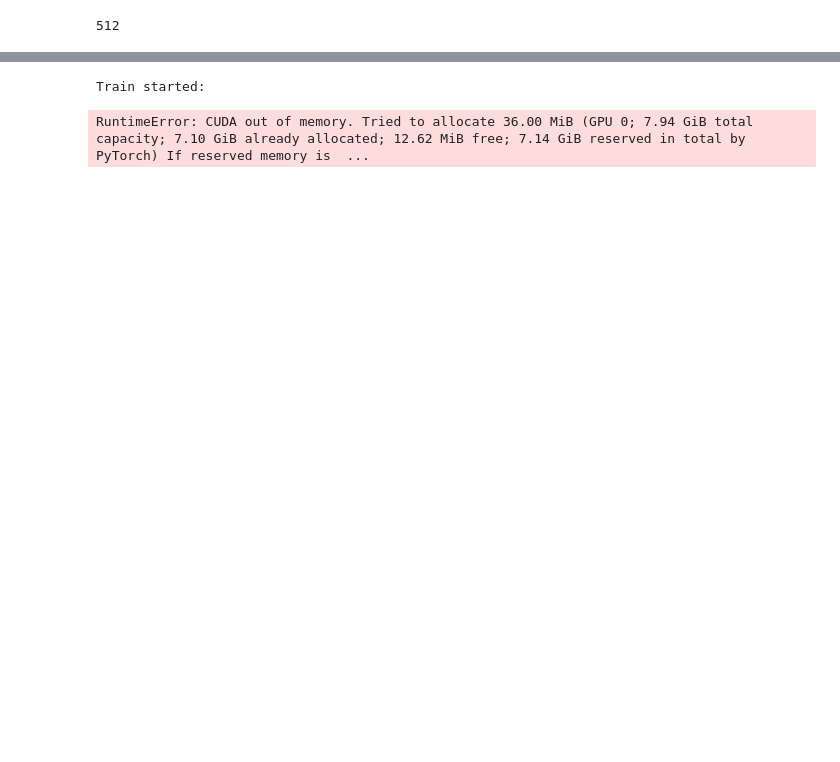
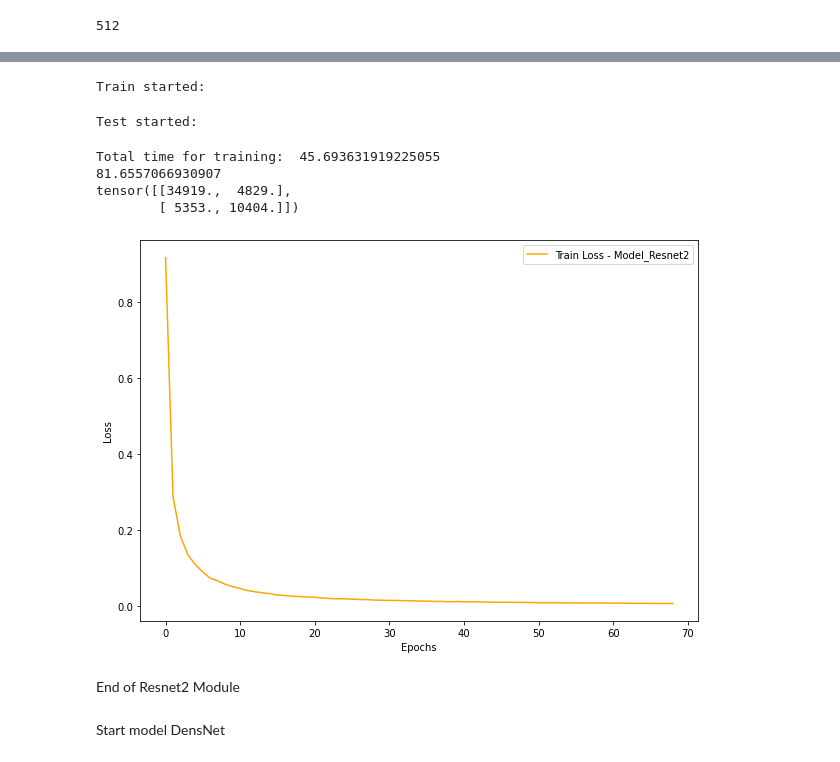
Before and after one commit to zivmo99/DeepLearningProjectNew, a Jupyter notebook: new_pro.ipynb, the cells around one changed output, grey strips where cells are left out. Drawn from its saved outputs; the diff is of its cells as text; code cells hidden in the pictures; blank space fills up the shorter version.

```diff
--- a/new_pro.ipynb
+++ b/new_pro.ipynb
@@ -567,3 +493,6 @@ RuntimeError: CUDA out of memory. Tried to allocate 2.00 MiB (GPU 0; 7.94 GiB to
+# %%
+model_resnet2 = torchvision.models.resnet34(pretrained=False)
+model_resnet2 = model_resnet2.to(device)
 # %%
 # Create resnet model
 #model_resnet2 = model50(NUM_CLASSES)
@@ -572,5 +499,9 @@ Number of features:2048
+# %%
+#class_weights2 = weights(device,train)
+#print(class_weights2)
+criterion2 = nn.CrossEntropyLoss()
+optimizer2 = torch.optim.Adamax(model_resnet2.fc.parameters(), lr = learning_rate_RESNET2) #, end_lr)#torch.optim.SGD(model.fc.parameters(), start_lr)
 # %%
-loss_array_RESNET2 = train_model(NUM_EPOCHS_RESNET,learning_rate_RESNET,loader_train,optimizer,criterion,model_resnet2)
+loss_array_RESNET2, total_time = train_model(NUM_EPOCHS_RESNET,loader_train,optimizer2,criterion2,model_resnet2,"Model_Resnet2",loss_acc=50)
 # %% [output]
 Train started:
-RuntimeError: CUDA out of memory. Tried to allocate 36.00 MiB (GPU 0; 7.94 GiB total capacity; 7.10 GiB already allocated; 12.62 MiB free; 7.14 GiB reserved in total by PyTorch) If reserved memory is  ...
@@ -587,0 +508,17 @@ plt.show()
+# %%
+Test_acc, confusion_matrix = Test_model(model_resnet2)
+print("Total time for training: ", total_time)
+print(Test_acc)
+print(confusion_matrix)
+plots(loss_array_RESNET2, "Model_Resnet2") # loss plots
+# %% [output]
+Test started:
+Total time for training:  45.693631919225055
+81.6557066930907
+tensor([[34919.,  4829.],
+        [ 5353., 10404.]])
+[figure, added]
+# %% [markdown]
+End of Resnet2 Module
+# %% [markdown]
+Start model DensNet
```
Also changed, not shown: parts of 45 cells of this notebook.
